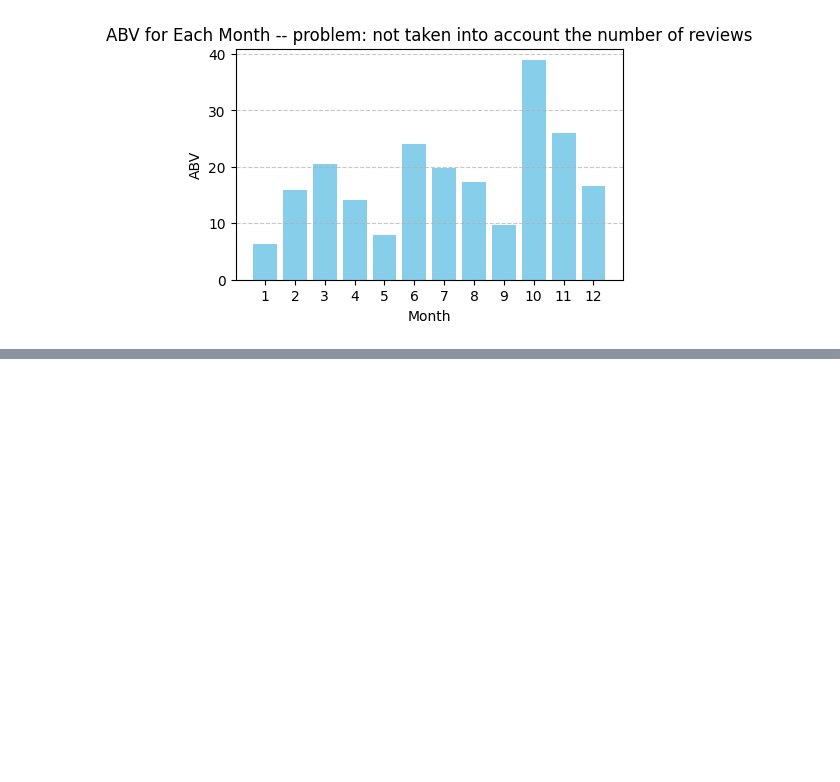
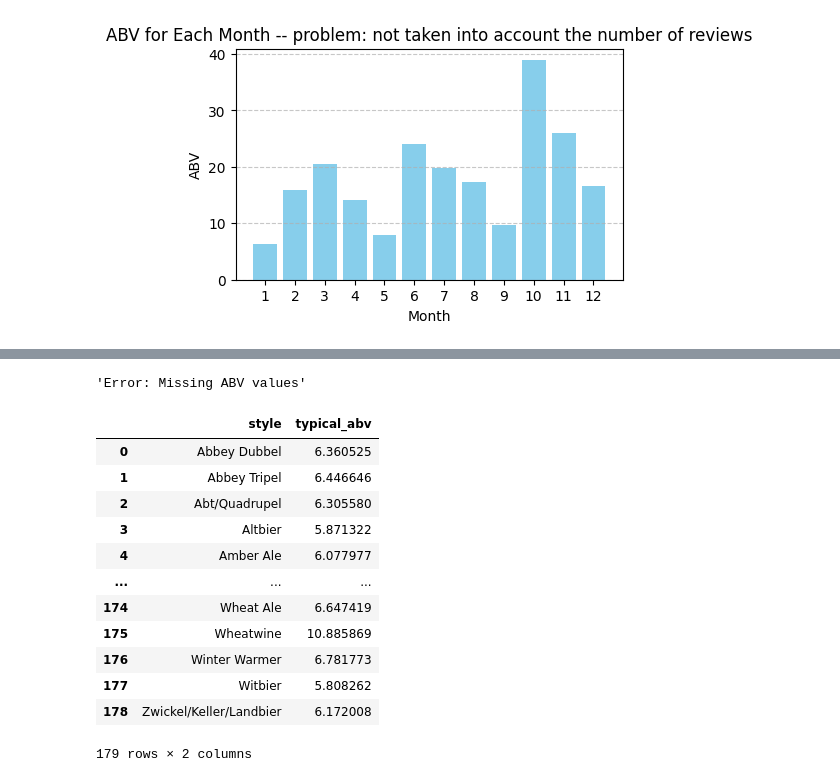
Before and after one commit to epfl-ada/ada-2023-project-datababes, a Jupyter notebook: alc.ipynb, the cells around one changed output, grey strips where cells are left out. Saved outputs shown, nothing was run; the diff lists cells and outputs as text; code cells hidden in the pictures; blank space fills up the shorter version.

```diff
--- a/alc.ipynb
+++ b/alc.ipynb
@@ -596,0 +661,36 @@ plt.show()
+# %%
+anova_tukey_analysis_with_checks(ratings_combined_df)
+# %% [output]
+'Error: Missing ABV values'
+# %%
+def analyze_beer_style_abv(df, beers_csv_path=None):
+    # Check if 'abv' is in df, if not try to load it from beers.csv
+    if 'abv' not in df.columns:
+        if beers_csv_path is None:
+            raise ValueError("ABV data is missing and no path to 'beers.csv' provided.")
+        beers_df = pd.read_csv(beers_csv_path)
+        df = pd.merge(df, beers_df[['beer_id', 'abv']], on='beer_id', how='left')
+
+    # Group by beer style and calculate the mean ABV for each style
+    beer_style_abv_df = df.groupby('style')['abv'].mean().reset_index()
+    beer_style_abv_df.columns = ['style', 'typical_abv']
+    return beer_style_abv_df
+
+# Example usage
+# beer_style_abv_df = analyze_beer_style_abv(your_dataframe, 'path/to/beers.csv')
+# %%
+analyze_beer_style_abv(ratings_combined_df)
+# %% [output]
+|  | style | typical_abv |
+| 0 | Abbey Dubbel | 6.360525 |
+| 1 | Abbey Tripel | 6.446646 |
+| 2 | Abt/Quadrupel | 6.305580 |
+| 3 | Altbier | 5.871322 |
+| 4 | Amber Ale | 6.077977 |
+| ... | ... | ... |
+| 174 | Wheat Ale | 6.647419 |
+| 175 | Wheatwine | 10.885869 |
+| 176 | Winter Warmer | 6.781773 |
+| 177 | Witbier | 5.808262 |
+| 178 | Zwickel/Keller/Landbier | 6.172008 |
+179 rows × 2 columns
```
Also changed, not shown: parts of 6 cells of this notebook.
